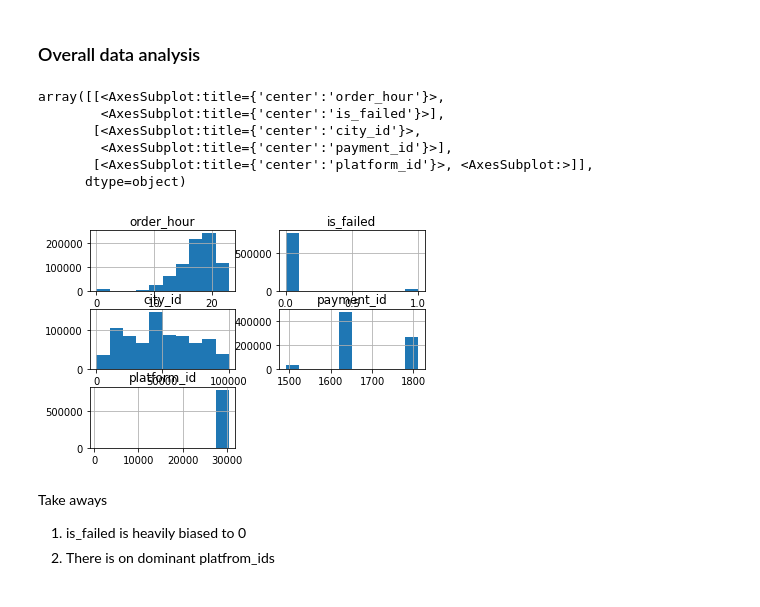
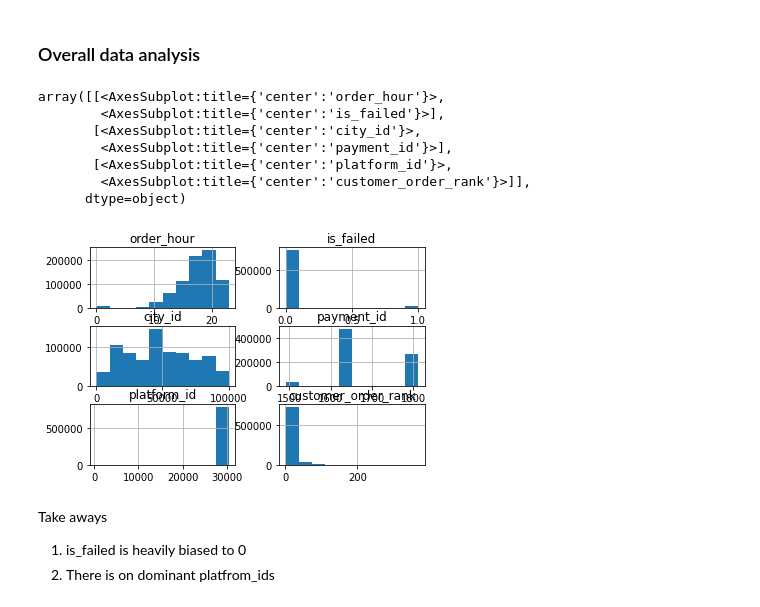
Before and after one commit to mbaddar1/task012021, a Jupyter notebook: nb/Churn-Prediction.ipynb, the cells around one changed output. Cells and saved outputs as stored; diff of their text form; code cells hidden in the pictures.

```diff
--- a/nb/Churn-Prediction.ipynb
+++ b/nb/Churn-Prediction.ipynb
@@ -54,13 +41,14 @@ labeled_df.head()
 # %%
-orders_df.hist(column=['order_hour','is_failed','city_id','payment_id','platform_id'])
+orders_df.hist(column=['order_hour','is_failed','city_id','payment_id','platform_id','customer_order_rank'])
 # %% [output]
 array([[<AxesSubplot:title={'center':'order_hour'}>,
         <AxesSubplot:title={'center':'is_failed'}>],
        [<AxesSubplot:title={'center':'city_id'}>,
         <AxesSubplot:title={'center':'payment_id'}>],
-       [<AxesSubplot:title={'center':'platform_id'}>, <AxesSubplot:>]],
+       [<AxesSubplot:title={'center':'platform_id'}>,
+        <AxesSubplot:title={'center':'customer_order_rank'}>]],
       dtype=object)
-[figure, old version]
+[figure, new version]
 # %% [markdown]
 Take aways
 1. is_failed is heavily biased to 0
```
Also changed, not shown: parts of 6 cells of this notebook.
